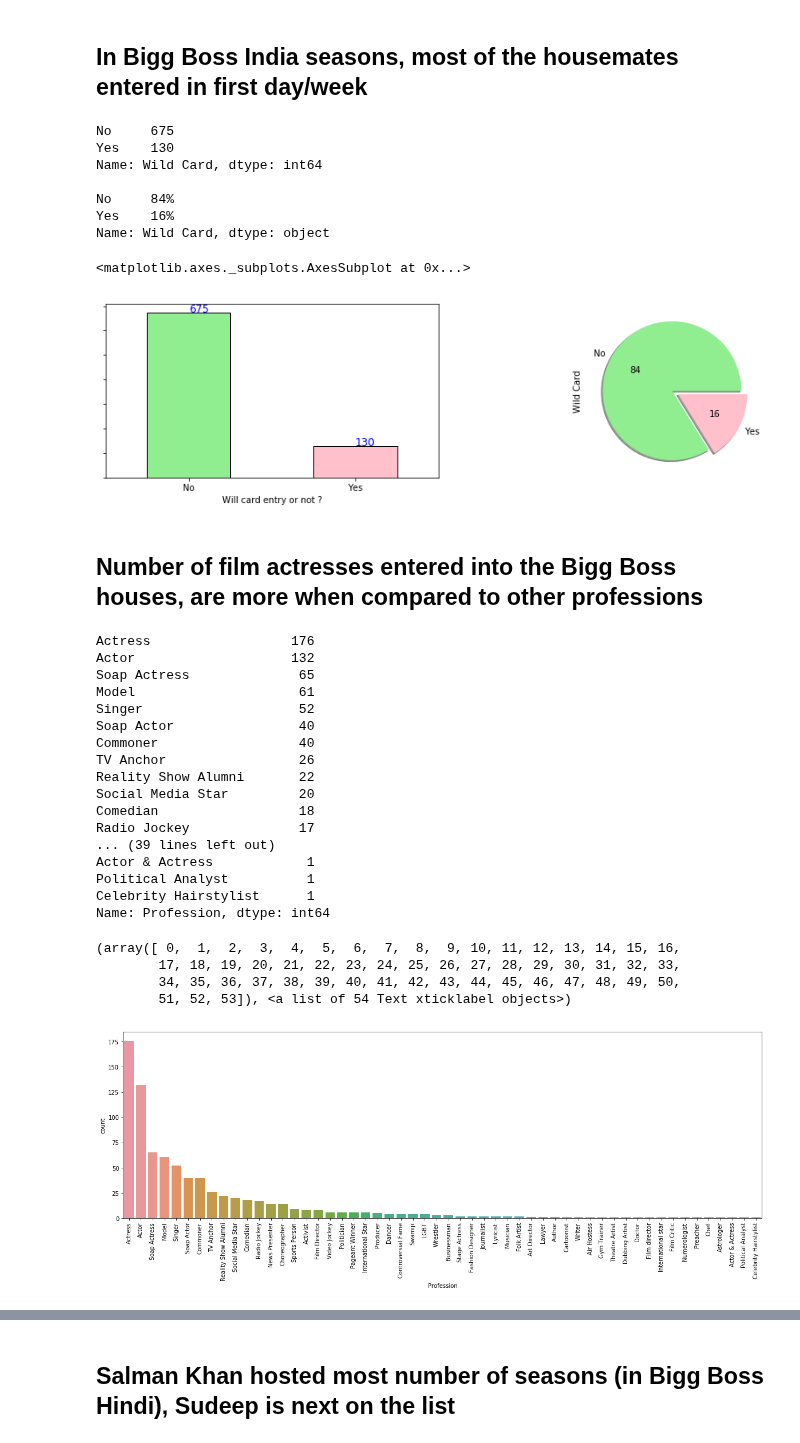
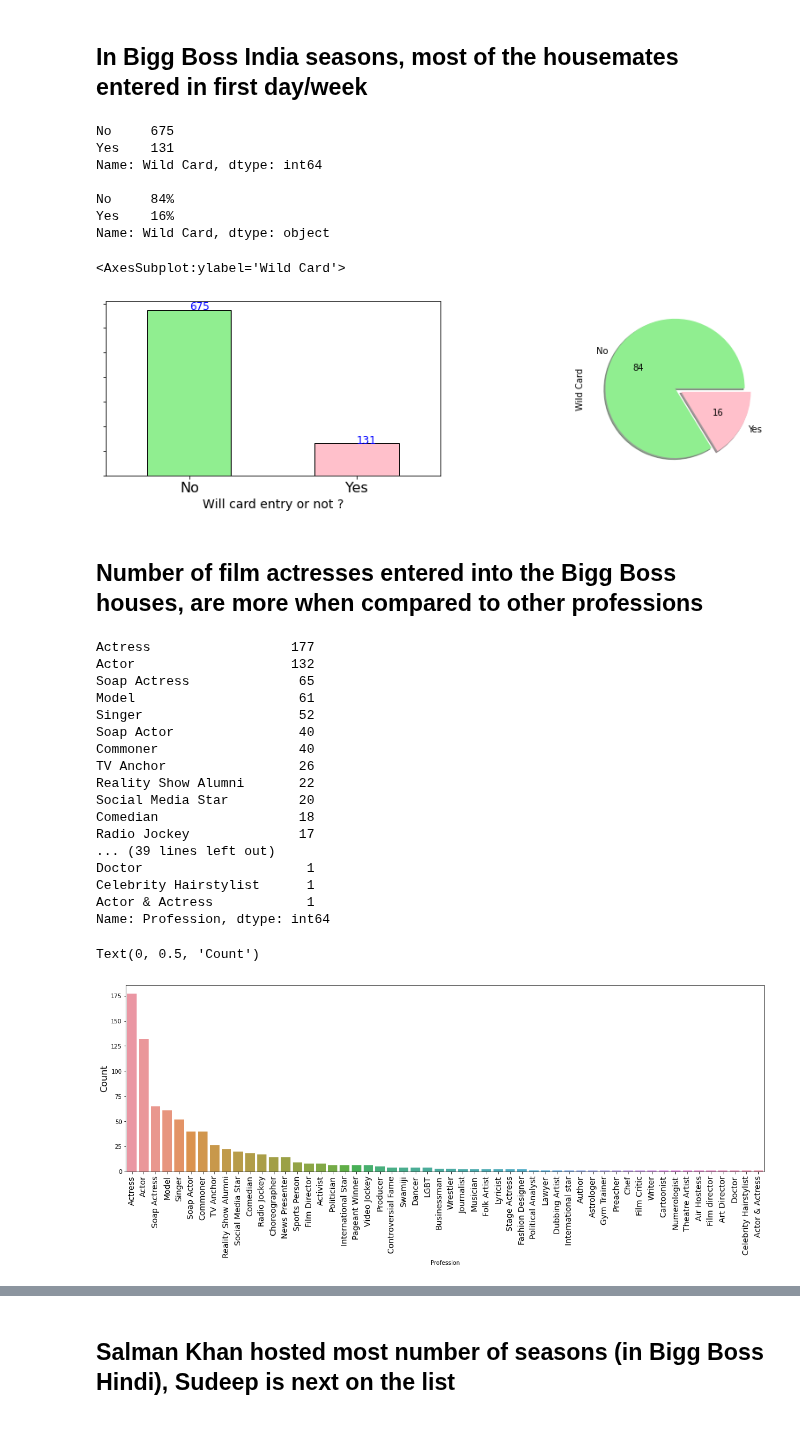
Before and after one commit to satya-thirumani/bigg-boss-data-set, a Jupyter notebook: Predicting Bigg Boss Telugu Season Winner.ipynb, the cells around one changed output, grey strips where cells are left out. Drawn from its saved outputs; the diff is of its cells as text; code cells hidden in the pictures.

```diff
--- a/Predicting Bigg Boss Telugu Season Winner.ipynb
+++ b/Predicting Bigg Boss Telugu Season Winner.ipynb
@@ -224,9 +225,10 @@ print(round(bigg_boss['Wild Card'].value_counts(normalize=True)*100).astype(str)
 plt.figure(figsize=(15, 8))
 ax1=plt.subplot(221)
 bigg_boss['Wild Card'].value_counts().plot(kind='bar',color=["lightgreen","pink"],ec="k")
-plt.xlabel("Will card entry or not ?")
+plt.xlabel("Will card entry or not ?", fontsize=14)
 plt.xticks(rotation=0)
 plt.setp(ax1.get_yticklabels(), visible=False)
+plt.xticks(fontsize=16)
 for x,y in enumerate(bigg_boss['Wild Card'].value_counts()):
     plt.annotate(y,(x,y),fontsize=12,color="blue")
 
@@ -234,14 +236,14 @@ ax2=plt.subplot(222)
 bigg_boss['Wild Card'].value_counts().plot(kind='pie',autopct='%.0f',explode = (0,0.10),colors=["lightgreen","pink"],shadow=True)
 # %% [output]
 No     675
-Yes    130
+Yes    131
 Name: Wild Card, dtype: int64
 
 No     84%
 Yes    16%
 Name: Wild Card, dtype: object
-<matplotlib.axes._subplots.AxesSubplot at 0x...>
+<AxesSubplot:ylabel='Wild Card'>
-[figure, old version]
+[figure, new version]
 # %%
 # Common people has many professions, so clubbing them into one category
 bigg_boss['Profession'] = bigg_boss['Profession'].fillna('UNKNOWN')
@@ -251,32 +253,31 @@ bigg_boss.loc[bigg_boss['Profession'].str.contains('Commoner'),'Profession'] = '
 # %%
 # Participant's Profession
 print(bigg_boss['Profession'].value_counts())
 fig = plt.figure(figsize=(20, 6))
 sns.countplot(x='Profession', data=bigg_boss, order=bigg_boss['Profession'].value_counts().index)
+plt.xticks(fontsize=14)
 plt.xticks(rotation=90)
+plt.ylabel("Count", fontsize=16)
 # %% [output]
-Actress                  176
+Actress                  177
 Actor                    132
 Soap Actress              65
 Model                     61
 Singer                    52
 Soap Actor                40
 Commoner                  40
 TV Anchor                 26
 Reality Show Alumni       22
 Social Media Star         20
 Comedian                  18
 Radio Jockey              17
 ... (39 lines left out)
+Doctor                     1
+Celebrity Hairstylist      1
 Actor & Actress            1
-Political Analyst          1
-Celebrity Hairstylist      1
 Name: Profession, dtype: int64
-(array([ 0,  1,  2,  3,  4,  5,  6,  7,  8,  9, 10, 11, 12, 13, 14, 15, 16,
-        17, 18, 19, 20, 21, 22, 23, 24, 25, 26, 27, 28, 29, 30, 31, 32, 33,
-        34, 35, 36, 37, 38, 39, 40, 41, 42, 43, 44, 45, 46, 47, 48, 49, 50,
-        51, 52, 53]), <a list of 54 Text xticklabel objects>)
+Text(0, 0.5, 'Count')
-[figure, old version]
+[figure, new version]
 # %%
 # Broadcaster
 fig = plt.figure(figsize=(20, 5))
```
Also changed, not shown: parts of 59 cells of this notebook.
